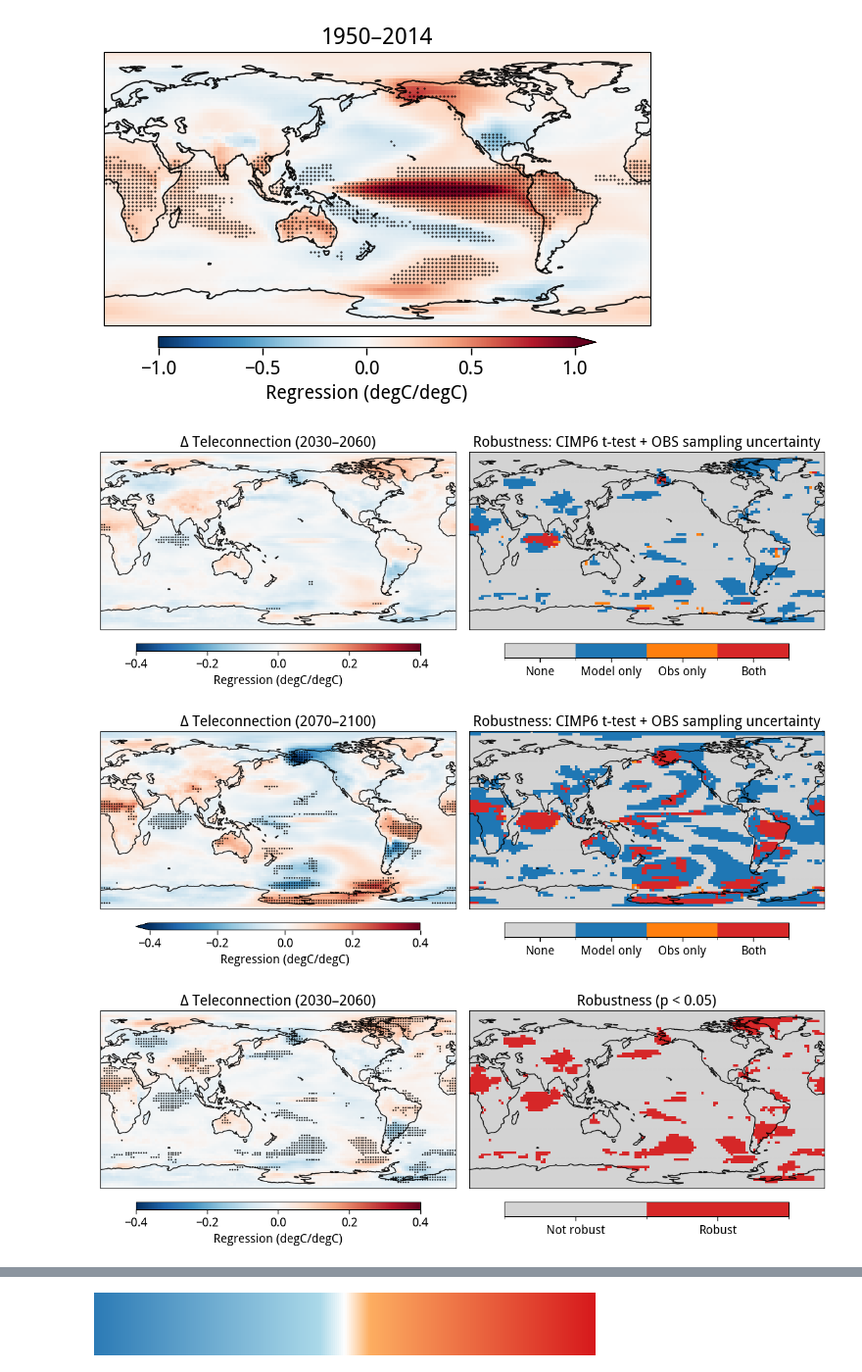
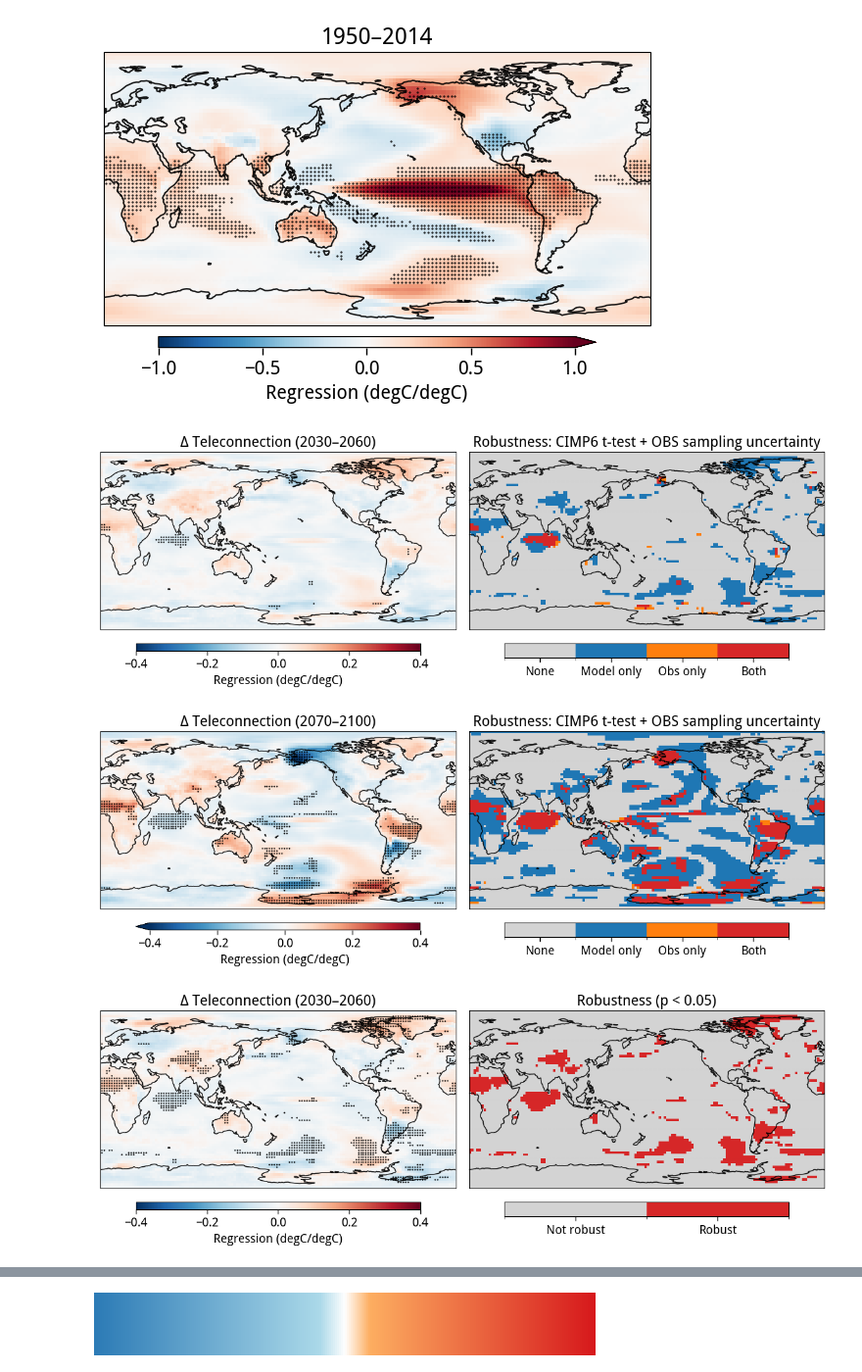
Before and after one commit to adisen99/enso_teleconnection_robustness, a Jupyter notebook: 03a_plotting_temp_tele_change.ipynb, the cells around one changed output, grey strips where cells are left out. Shown at 98% size. Cells and saved outputs as stored; diff of their text form; code cells hidden in the pictures.

Commit message:
checkpoint: compoite figure updates

```diff
--- a/03a_plotting_temp_tele_change.ipynb
+++ b/03a_plotting_temp_tele_change.ipynb
@@ -986,16 +986,17 @@ plt.show()
 # %% [output]
 [figure]
 # %%
-# def ttest_ind1d(a, b):
-#     _, p = stats.ttest_ind(a,b, equal_var=False)
-#     return p
+def ttest_ind1d(a, b):
+    _, p = stats.ttest_ind(a,b, equal_var=False)
+    return p
 
 
-# def ttest_ind3d(da1, da2, dim='model'):
-#     return xr.apply_ufunc(ttest_ind1d, da1, da2, input_core_dims=[[dim], [dim]], exclude_dims={dim, dim}, vectorize=True, dask='parallelized')
+def ttest_ind3d(da1, da2, dim='model'):
+    return xr.apply_ufunc(ttest_ind1d, da1, da2, input_core_dims=[[dim], [dim]], exclude_dims={dim, dim}, vectorize=True, dask='parallelized')
 # %%
 zz = delta_ts_regr_cmip6_midc.mean('model')
-zp = funcs.mannwhitneyu3d(ts_regr_cmip6_baseline.regr, ts_regr_cmip6_midc.regr, dim='model')
+# zp = funcs.mannwhitneyu3d(ts_regr_cmip6_baseline.regr, ts_regr_cmip6_midc.regr, dim='model')
+zp = ttest_ind3d(ts_regr_cmip6_baseline.regr, ts_regr_cmip6_midc.regr, dim='model')
 zp1 = (np.abs(delta_ts_regr_cmip6_midc.mean('model'))/np.sqrt((ts_regr_cmip6_baseline.regr).var('model')))
 # zp = (np.abs(delta_ts_regr_smile_midc_means.mean('smile'))/np.sqrt((delta_ts_regr_smile_midc_vars).mean('smile')))
 zp2 = (np.abs(delta_ts_regr_cmip6_midc.mean('model'))/np.sqrt((regridder_obs(delta_ts_regr_obs)).var('ey')))
@@ -1017,10 +1018,10 @@ plot_teleconnection_robustness(
     title_suffix='Robustness: CIMP6 t-test + OBS sampling uncertainty'
 )
 # %% [output]
-[figure, old version]
+[figure, new version]
 # %%
 zz = delta_ts_regr_cmip6_endc.mean('model')
-zp = funcs.mannwhitneyu3d(ts_regr_cmip6_baseline.regr, ts_regr_cmip6_endc.regr, dim='model')
+zp = ttest_ind3d(ts_regr_cmip6_baseline.regr, ts_regr_cmip6_endc.regr, dim='model')
 zp1 = (np.abs(delta_ts_regr_cmip6_endc.mean('model'))/np.sqrt((ts_regr_cmip6_baseline.regr).var('model')))
 # zp = (np.abs(delta_ts_regr_smile_endc_means.mean('smile'))/np.sqrt((delta_ts_regr_smile_endc_vars).mean('smile')))
 zp2 = (np.abs(delta_ts_regr_cmip6_endc.mean('model'))/np.sqrt((regridder_obs(delta_ts_regr_obs)).var('ey')))
@@ -1042,29 +1043,29 @@ plot_teleconnection_robustness(
     title_suffix='Robustness: CIMP6 t-test + OBS sampling uncertainty'
 )
 # %% [output]
-[figure, old version]
+[figure, new version]
 # %%
 zz = delta_ts_regr_cmip6_midc.mean('model')
-zp = funcs.mannwhitneyu3d(ts_regr_cmip6_baseline.regr, ts_regr_cmip6_midc.regr, dim='model')
+zp = ttest_ind3d(ts_regr_cmip6_baseline.regr, ts_regr_cmip6_midc.regr, dim='model')
 zp1 = (np.abs(delta_ts_regr_cmip6_midc.mean('model'))/np.sqrt((ts_regr_cmip6_baseline.regr).var('model')))
 # zp = (np.abs(delta_ts_regr_smile_midc_means.mean('smile'))/np.sqrt((delta_ts_regr_smile_midc_vars).mean('smile')))
 
 
 plot_teleconnection_robustness(
     field=zz,
     lon=zz.lon,
     lat=zz.lat,
     pval_model=zp,
     snr_obs=None,
     pval_threshold=0.05,
     use_pval=True,
     vmin=-0.4,
     vmax=0.4,
     cbar_label='Regression (degC/degC)',
     title_main='Δ Teleconnection (2030–2060)',
     title_suffix='Robustness (p < 0.05)'
 )
 # %% [output]
-[figure, old version]
+[figure, new version]
 # %%
 zz = delta_ts_regr_cmip6_endc.mean('model')
```
Also changed, not shown: parts of 1 cell of this notebook, 4 other files.
